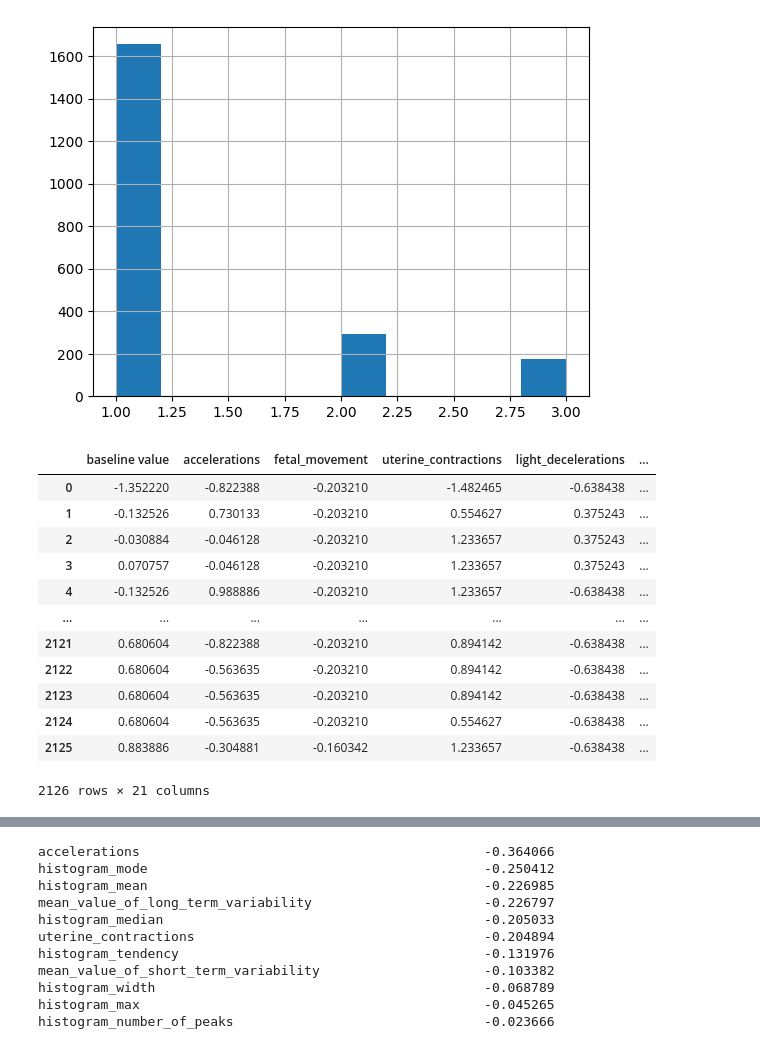
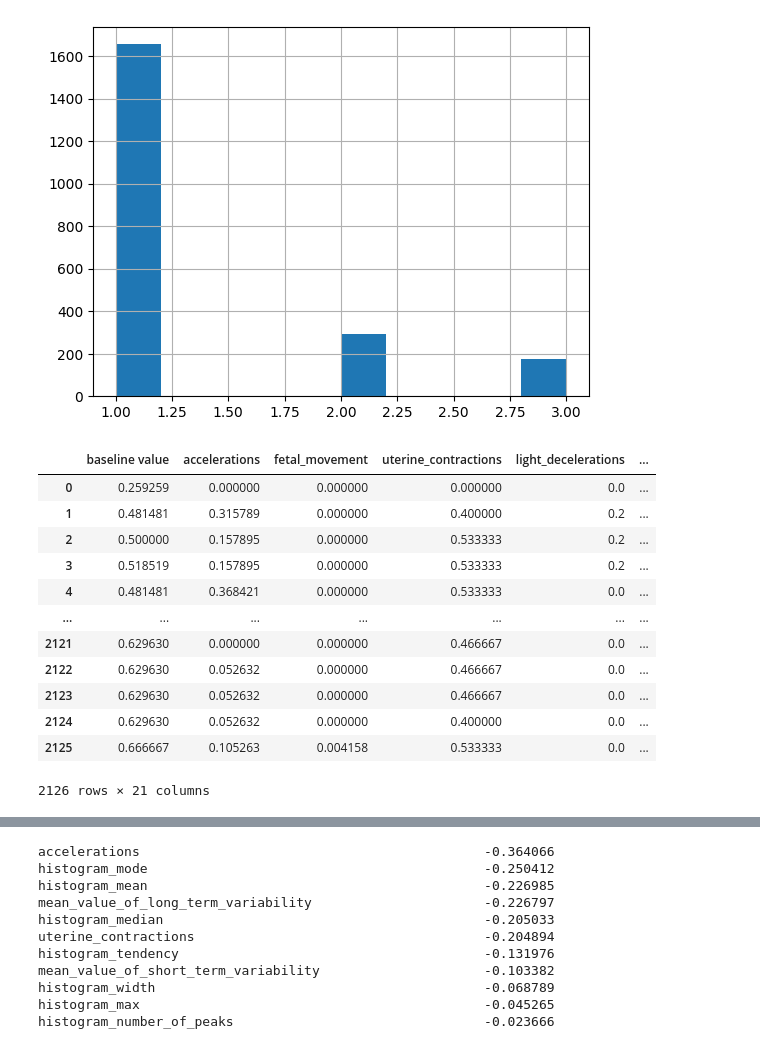
Before and after one commit to magdarogalska/CIS4496_Gitlab, a Jupyter notebook: FetalHealthClass.ipynb, the cells around one changed output, grey strips where cells are left out. Cells and saved outputs as stored; diff of their text form; code cells hidden in the pictures.

```diff
--- a/FetalHealthClass.ipynb
+++ b/FetalHealthClass.ipynb
@@ -82,26 +82,26 @@ df['fetal_health'].hist()
 y = df['fetal_health']
 X = df.drop('fetal_health', axis=1)
 # %%
-from sklearn.preprocessing import StandardScaler
+from sklearn.preprocessing import MinMaxScaler
 
-std = StandardScaler()
-df_std = std.fit_transform(X)
+mm = MinMaxScaler()
+df_mm = mm.fit_transform(X)
 # %%
-df_std = pd.DataFrame(df_std, index = X.index, columns = X.columns)
+df_mm = pd.DataFrame(df_mm, index = X.index, columns = X.columns)
 # %%
-df_std
+df_mm
 # %% [output]
 |  | baseline value | accelerations | fetal_movement | uterine_contractions | light_decelerations | ... |
-| 0 | -1.352220 | -0.822388 | -0.203210 | -1.482465 | -0.638438 | ... |
-| 1 | -0.132526 | 0.730133 | -0.203210 | 0.554627 | 0.375243 | ... |
-| 2 | -0.030884 | -0.046128 | -0.203210 | 1.233657 | 0.375243 | ... |
-| 3 | 0.070757 | -0.046128 | -0.203210 | 1.233657 | 0.375243 | ... |
-| 4 | -0.132526 | 0.988886 | -0.203210 | 1.233657 | -0.638438 | ... |
+| 0 | 0.259259 | 0.000000 | 0.000000 | 0.000000 | 0.0 | ... |
+| 1 | 0.481481 | 0.315789 | 0.000000 | 0.400000 | 0.2 | ... |
+| 2 | 0.500000 | 0.157895 | 0.000000 | 0.533333 | 0.2 | ... |
+| 3 | 0.518519 | 0.157895 | 0.000000 | 0.533333 | 0.2 | ... |
+| 4 | 0.481481 | 0.368421 | 0.000000 | 0.533333 | 0.0 | ... |
 | ... | ... | ... | ... | ... | ... | ... |
-| 2121 | 0.680604 | -0.822388 | -0.203210 | 0.894142 | -0.638438 | ... |
-| 2122 | 0.680604 | -0.563635 | -0.203210 | 0.894142 | -0.638438 | ... |
-| 2123 | 0.680604 | -0.563635 | -0.203210 | 0.894142 | -0.638438 | ... |
-| 2124 | 0.680604 | -0.563635 | -0.203210 | 0.554627 | -0.638438 | ... |
-| 2125 | 0.883886 | -0.304881 | -0.160342 | 1.233657 | -0.638438 | ... |
+| 2121 | 0.629630 | 0.000000 | 0.000000 | 0.466667 | 0.0 | ... |
+| 2122 | 0.629630 | 0.052632 | 0.000000 | 0.466667 | 0.0 | ... |
+| 2123 | 0.629630 | 0.052632 | 0.000000 | 0.466667 | 0.0 | ... |
+| 2124 | 0.629630 | 0.052632 | 0.000000 | 0.400000 | 0.0 | ... |
+| 2125 | 0.666667 | 0.105263 | 0.004158 | 0.533333 | 0.0 | ... |
 2126 rows × 21 columns
 # %%
```
Also changed, not shown: parts of 18 cells of this notebook.
